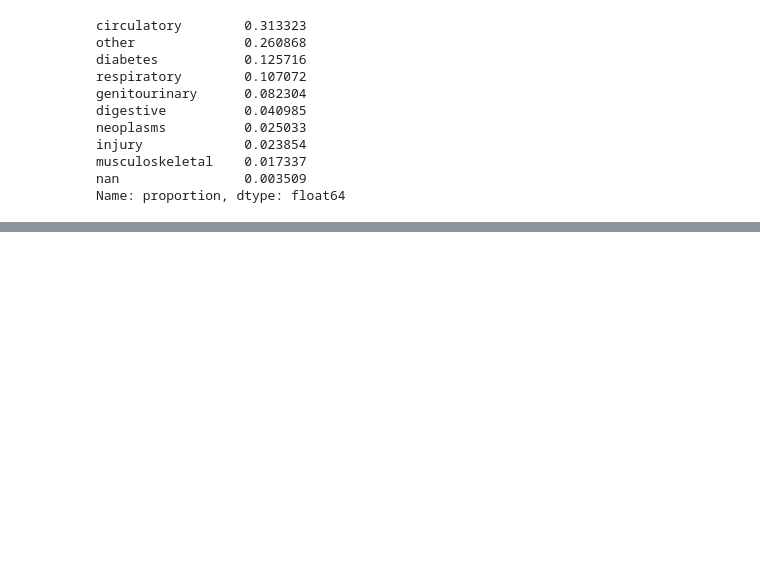
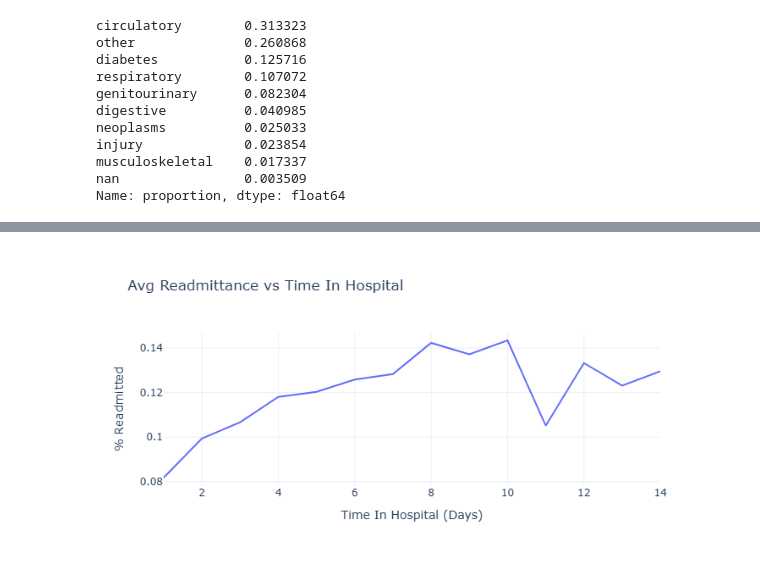
Before and after one commit to TimothyHHMai/diabetes-analysis, a Jupyter notebook: notebooks/eda.ipynb, the cells around one changed output, grey strips where cells are left out. Saved outputs shown, nothing was run; the diff lists cells and outputs as text; code cells hidden in the pictures; blank space fills up the shorter version.

```diff
--- a/notebooks/eda.ipynb
+++ b/notebooks/eda.ipynb
@@ -131,0 +183,9 @@ Name: proportion, dtype: float64
+# %%
+tih_readmitted = df.groupby('time_in_hospital')['readmitted'].mean().reset_index()
+
+fig = px.line(tih_readmitted, x = 'time_in_hospital', y = 'readmitted', template = 'plotly_white',
+                title = 'Avg Readmittance vs Time In Hospital')
+fig.update_layout(xaxis_title = 'Time In Hospital (Days)', yaxis_title = '% Readmitted')
+fig.show()
+# %% [output]
+[figure, added]
```
Also changed, not shown: parts of 5 cells of this notebook.
